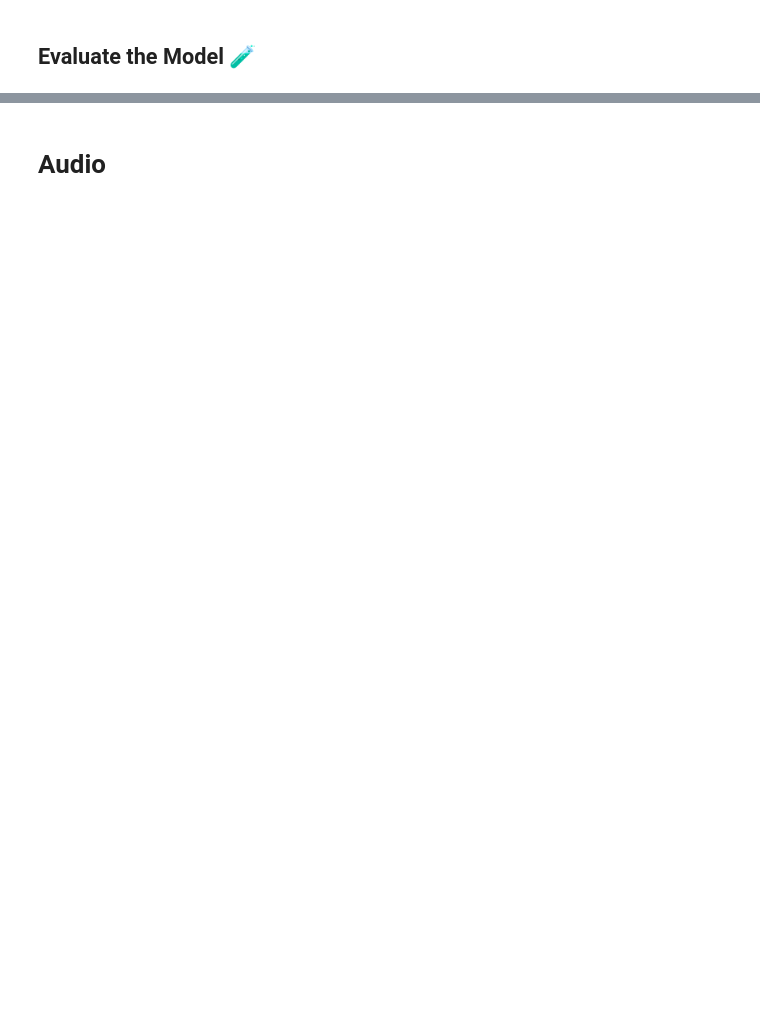
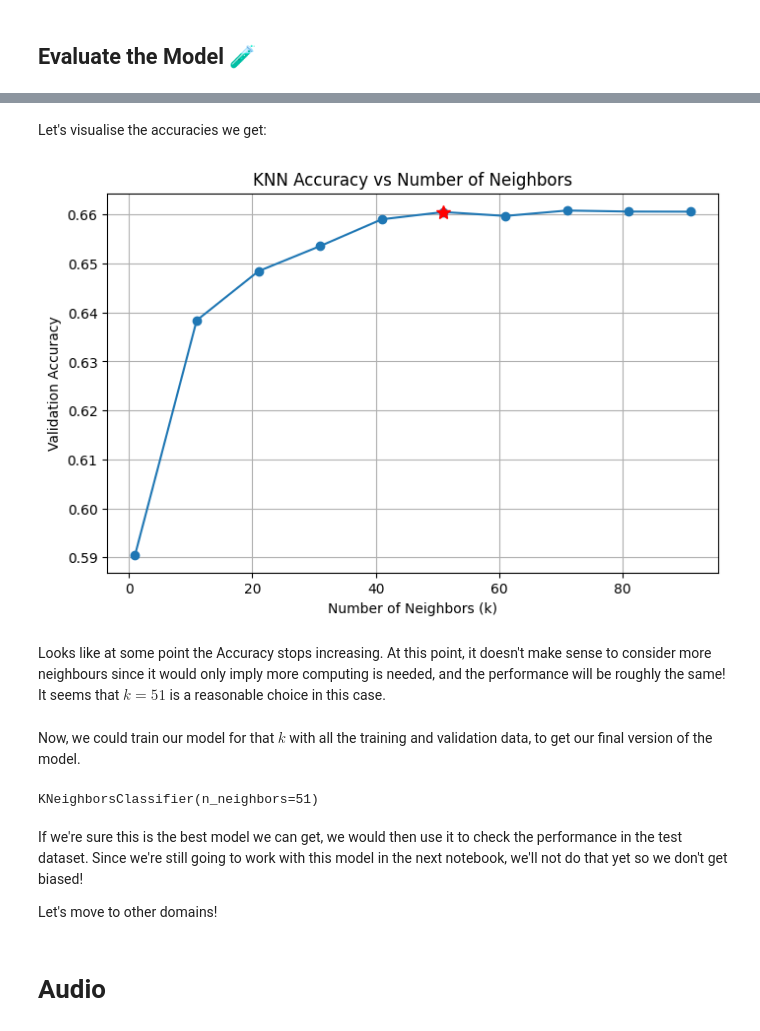
Before and after one commit to musicinformationretrieval/epsrc-ai-pipeline, a Jupyter notebook: 4_learning.ipynb, the cells around one changed output, grey strips where cells are left out. Cells and saved outputs as stored; diff of their text form; code cells hidden in the pictures; blank space fills up the shorter version.

Commit message:
update on learning notebook

```diff
--- a/4_learning.ipynb
+++ b/4_learning.ipynb
@@ -295,0 +181,5 @@ KNeighborsClassifier()
+# %%
+from sklearn.neighbors import KNeighborsClassifier
+
+model = KNeighborsClassifier(n_neighbors=3)
+model.fit(X_train, y_train)
@@ -386,0 +328,27 @@ Great: if we *only predict the most common class*, we'll be correct 41% of the t
+# %%
+from sklearn.neighbors import KNeighborsClassifier
+from sklearn.metrics import accuracy_score
+
+# Set up k-fold with 5 splits
+n_splits = 5
+kf = KFold(n_splits=n_splits, shuffle=True, random_state=42)
+
+n_neighbors = range(1, 100, 10)
+n_and_accuracies = {}
+
+for k in n_neighbors:
+    print(f"Evaluating KNN with k={k} neighbors")
+    model = KNeighborsClassifier(n_neighbors=k)
+    accuracies = []
+    # iterate over each fold
+    for fold_idx, (train_idx, val_idx) in enumerate(kf.split(X_train_and_eval)):
+        # train the model with the training indices for this fold
+        model.fit(X_train_and_eval.iloc[train_idx], y_train_and_eval.iloc[train_idx])
+        # predict on the validation set for this fold
+        predictions = model.predict(X_train_and_eval.iloc[val_idx])
+        # compute accuracy for this fold
+        accuracy = accuracy_score(y_train_and_eval.iloc[val_idx], predictions)
+        # store the accuracy for this fold
+        accuracies.append(accuracy)
+
+    n_and_accuracies[k] = np.mean(accuracies)
@@ -387,2 +366,29 @@ Great: if we *only predict the most common class*, we'll be correct 41% of the t
+# %% [markdown]
+Let's visualise the accuracies we get:
+# %%
+plt.figure(figsize=(8, 5))
+plt.plot(list(n_and_accuracies.keys()), list(n_and_accuracies.values()), marker='o')
+plt.grid()
+plt.ylabel("Validation Accuracy")
+plt.xlabel("Number of Neighbors (k)")
+plt.title("KNN Accuracy vs Number of Neighbors")
+
+plt.plot([51], [n_and_accuracies[51]], marker='*', color='red', markersize=10)
+plt.show()
+# %% [output]
+[figure, added]
+# %% [markdown]
+Looks like at some point the Accuracy stops increasing. At this point, it doesn't make sense to consider more neighbours since it would only imply more computing is needed, and the performance will be roughly the same! It seems that $k=51$ is a reasonable choice in this case.
+# %% [markdown]
+Now, we could train our model for that $k$ with all the training and validation data, to get our final version of the model.
+# %%
+final_model = KNeighborsClassifier(n_neighbors=51)
+final_model.fit(X_train_and_eval, y_train_and_eval)
+# %% [output]
+KNeighborsClassifier(n_neighbors=51)
+# %% [markdown]
+If we're sure this is the best model we can get, we would then use it to check the performance in the test dataset. Since we're still going to work with this model in the next notebook, we'll not do that yet so we don't get biased!
+
+Let's move to other domains!
 # %% [markdown]
 # Audio
```
Also changed, not shown: parts of 100 cells of this notebook.
